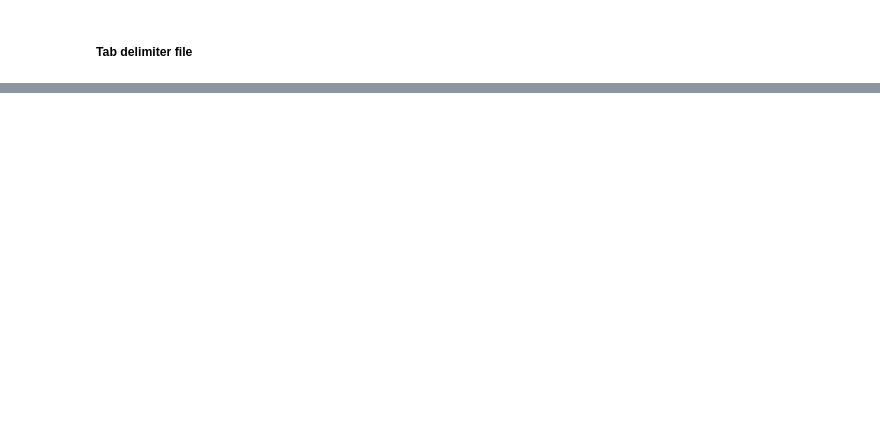
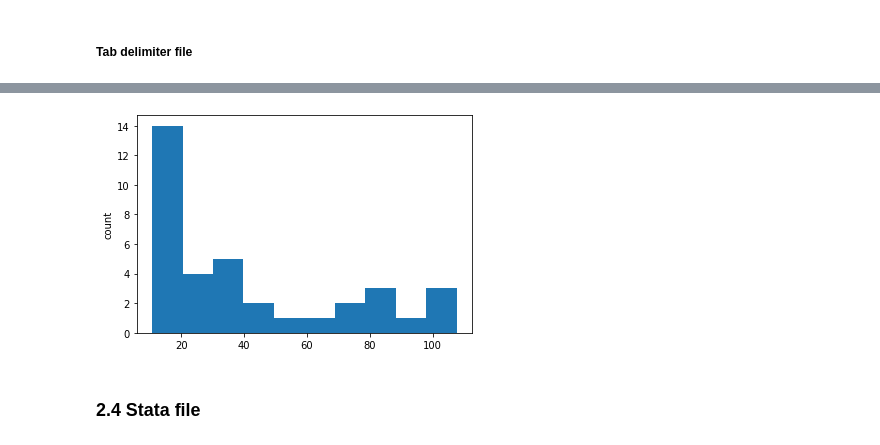
Before and after one commit to vuanhtuan1012/data-scientist-with-python, a Jupyter notebook: 14_Introduction to Importing Data in Python.ipynb, the cells around one changed output, grey strips where cells are left out. Drawn from its saved outputs; the diff is of its cells as text; code cells hidden in the pictures; blank space fills up the shorter version.

```diff
--- a/14_Introduction to Importing Data in Python.ipynb
+++ b/14_Introduction to Importing Data in Python.ipynb
@@ -349,0 +449,4 @@ df = pd.read_csv(sea_slug_file, sep="\t")
+# %%
+# serialize data
+with open(pickle_file, "wb") as fp:
+    pickle.dump(data, fp, protocol=pickle.HIGHEST_PROTOCOL)
@@ -360,0 +508,2 @@ print(df.shape)
+# %%
+xls = pd.ExcelFile(battle_file, engine="openpyxl")
@@ -360,0 +532,6 @@ print(df.shape)
+# %%
+# read a sheet by its name
+df = xls.parse("2004")
+# explorer data
+display(df.head())
+print(df.shape)
@@ -360,0 +550,3 @@ print(df.shape)
+# %%
+with SAS7BDAT(sales_file) as fp:
+    df = fp.to_data_frame()
@@ -360,0 +564,8 @@ print(df.shape)
+# %%
+plt.hist(df["P"])
+plt.ylabel("count")
+plt.show()
+# %% [output]
+[figure, added]
+# %% [markdown]
+### 2.4 Stata file
```
Also changed, not shown: parts of 56 cells of this notebook, 7 other files.
